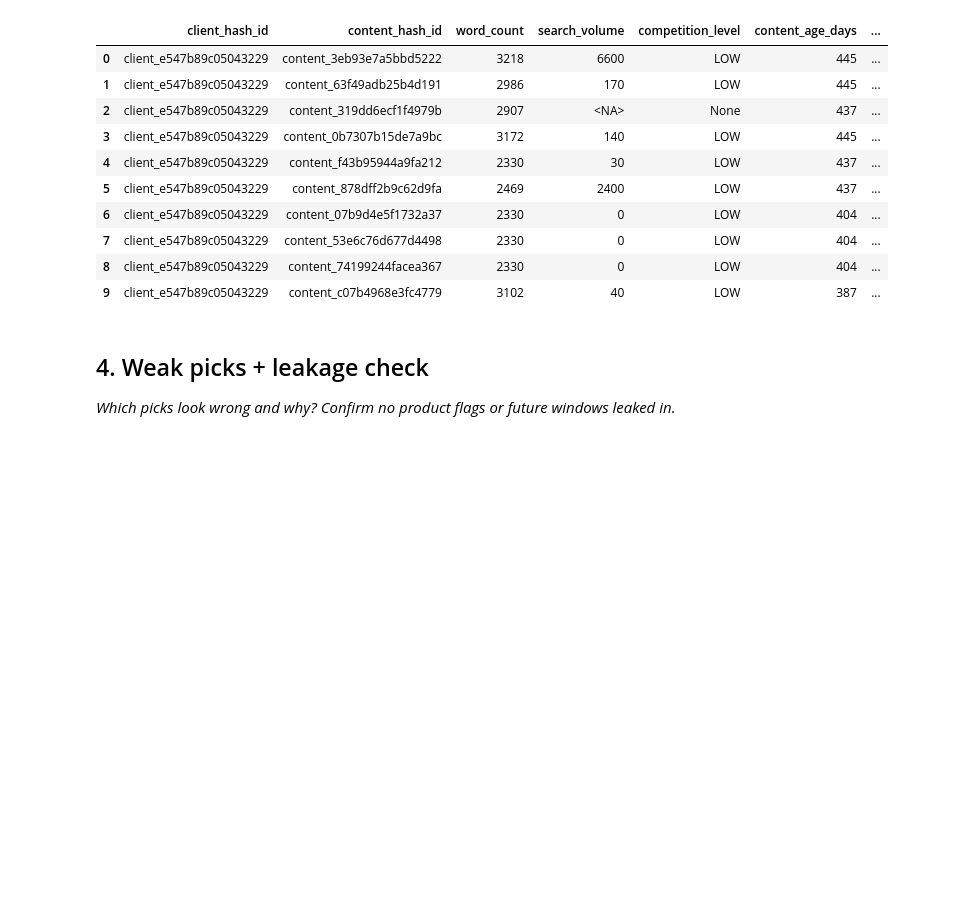
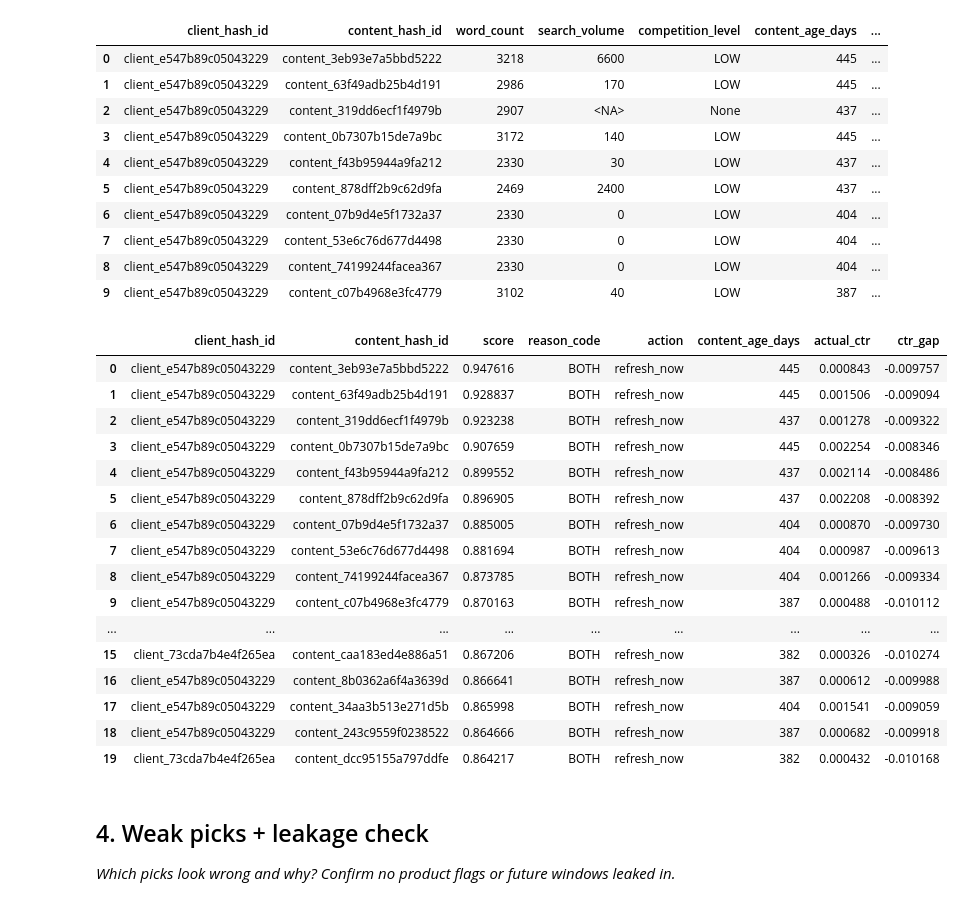
Before and after one commit to Zainab-Aijaz/FlyRank_ML_Assignment_Internship, a Jupyter notebook: work/notebooks/w04_baseline_score.ipynb, the cells around one changed output. Saved outputs shown, nothing was run; the diff lists cells and outputs as text; code cells hidden in the pictures; blank space fills up the shorter version.

```diff
--- a/work/notebooks/w04_baseline_score.ipynb
+++ b/work/notebooks/w04_baseline_score.ipynb
@@ -227,9 +227,3 @@ age_bucket	   n	     pct_declined
 <90d	      40,000	      12%
 90-180d	    30,000	      18%
 180d+	      20,000	      25%
-# %%
-from google.colab import drive
-drive.mount('/content/drive')
-
-import pandas as pd
-feature_vector = pd.read_csv("/content/drive/MyDrive/work/outputs/feature_vector.csv")
@@ -477,6 +469,27 @@ Saved 303332 rows.
 | 7 | client_e547b89c05043229 | content_53e6c76d677d4498 | 2330 | 0 | LOW | 404 | ... |
 | 8 | client_e547b89c05043229 | content_74199244facea367 | 2330 | 0 | LOW | 404 | ... |
 | 9 | client_e547b89c05043229 | content_c07b4968e3fc4779 | 3102 | 40 | LOW | 387 | ... |
+# %%
+ranked.head(20)[["client_hash_id", "content_hash_id", "score", "reason_code", "action",
+                  "content_age_days", "actual_ctr", "ctr_gap"]]
+# %% [output]
+|  | client_hash_id | content_hash_id | score | reason_code | action | content_age_days | actual_ctr | ctr_gap |
+| 0 | client_e547b89c05043229 | content_3eb93e7a5bbd5222 | 0.947616 | BOTH | refresh_now | 445 | 0.000843 | -0.009757 |
+| 1 | client_e547b89c05043229 | content_63f49adb25b4d191 | 0.928837 | BOTH | refresh_now | 445 | 0.001506 | -0.009094 |
+| 2 | client_e547b89c05043229 | content_319dd6ecf1f4979b | 0.923238 | BOTH | refresh_now | 437 | 0.001278 | -0.009322 |
+| 3 | client_e547b89c05043229 | content_0b7307b15de7a9bc | 0.907659 | BOTH | refresh_now | 445 | 0.002254 | -0.008346 |
+| 4 | client_e547b89c05043229 | content_f43b95944a9fa212 | 0.899552 | BOTH | refresh_now | 437 | 0.002114 | -0.008486 |
+| 5 | client_e547b89c05043229 | content_878dff2b9c62d9fa | 0.896905 | BOTH | refresh_now | 437 | 0.002208 | -0.008392 |
+| 6 | client_e547b89c05043229 | content_07b9d4e5f1732a37 | 0.885005 | BOTH | refresh_now | 404 | 0.000870 | -0.009730 |
+| 7 | client_e547b89c05043229 | content_53e6c76d677d4498 | 0.881694 | BOTH | refresh_now | 404 | 0.000987 | -0.009613 |
+| 8 | client_e547b89c05043229 | content_74199244facea367 | 0.873785 | BOTH | refresh_now | 404 | 0.001266 | -0.009334 |
+| 9 | client_e547b89c05043229 | content_c07b4968e3fc4779 | 0.870163 | BOTH | refresh_now | 387 | 0.000488 | -0.010112 |
+| ... | ... | ... | ... | ... | ... | ... | ... | ... |
+| 15 | client_73cda7b4e4f265ea | content_caa183ed4e886a51 | 0.867206 | BOTH | refresh_now | 382 | 0.000326 | -0.010274 |
+| 16 | client_e547b89c05043229 | content_8b0362a6f4a3639d | 0.866641 | BOTH | refresh_now | 387 | 0.000612 | -0.009988 |
+| 17 | client_e547b89c05043229 | content_34aa3b513e271d5b | 0.865998 | BOTH | refresh_now | 404 | 0.001541 | -0.009059 |
+| 18 | client_e547b89c05043229 | content_243c9559f0238522 | 0.864666 | BOTH | refresh_now | 387 | 0.000682 | -0.009918 |
+| 19 | client_73cda7b4e4f265ea | content_dcc95155a797ddfe | 0.864217 | BOTH | refresh_now | 382 | 0.000432 | -0.010168 |
 # %% [markdown]
 ## 4. Weak picks + leakage check
 
```
Also changed, not shown: parts of 8 cells of this notebook.
